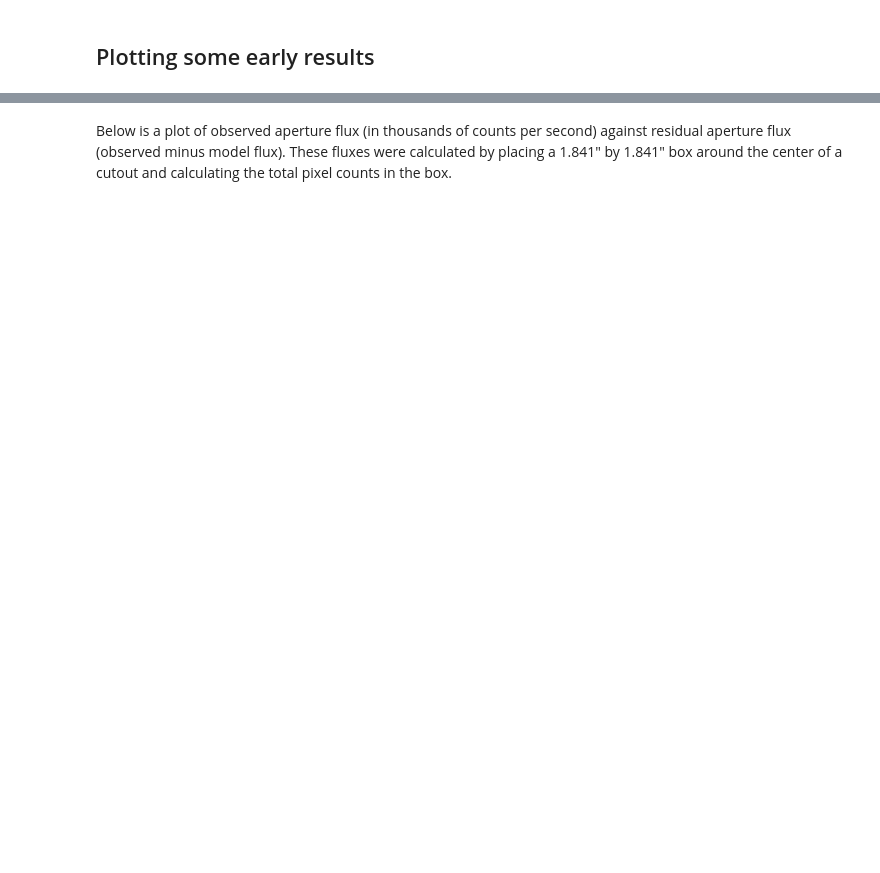
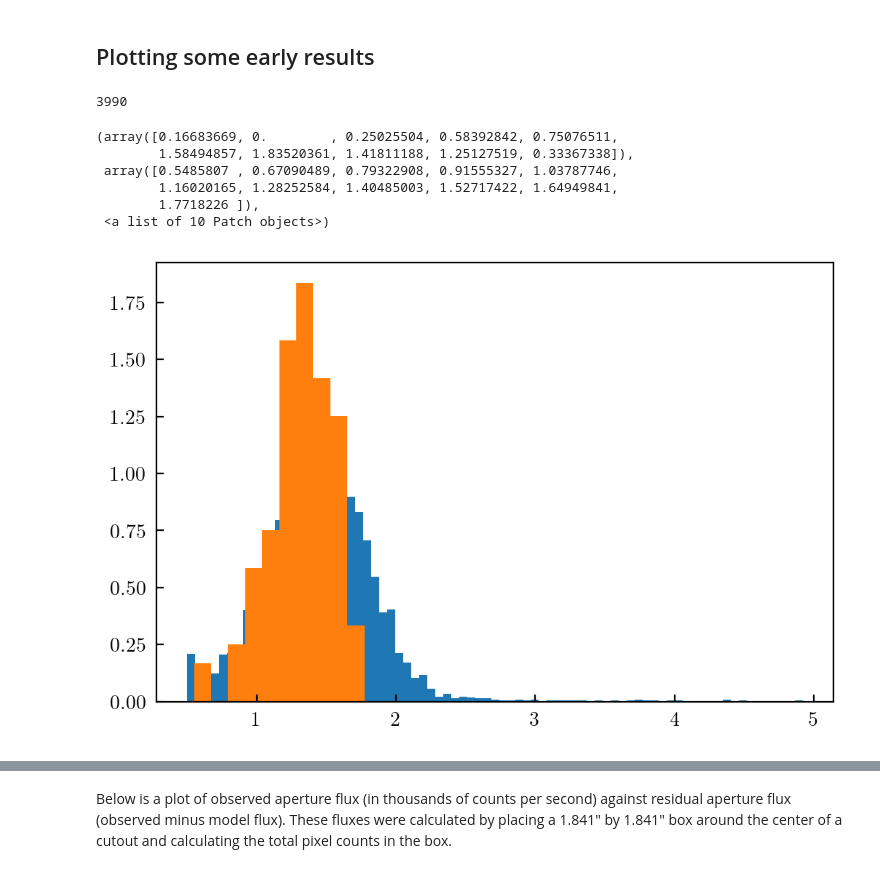
Before and after one commit to apcloonan/galaxy-galaxy-sel, a Jupyter notebook: plotting.ipynb, the cells around one changed output, grey strips where cells are left out. Saved outputs shown, nothing was run; the diff lists cells and outputs as text; code cells hidden in the pictures; blank space fills up the shorter version.

```diff
--- a/plotting.ipynb
+++ b/plotting.ipynb
@@ -63,0 +83,18 @@ sl_data = read_fits_table('/Users/aidan/Desktop/sl_project/results/fitting_98len
+# %%
+len(des_nr)
+# %% [output]
+3990
+# %%
+#sl_data98['flux_r'],
+plt.hist(des_data['nr'], bins='auto', density=True)
+plt.hist(sl_data98['nr'], bins='auto', density=True)
+
+#plt.xlim(0, 20)
+# %% [output]
+(array([0.16683669, 0.        , 0.25025504, 0.58392842, 0.75076511,
+        1.58494857, 1.83520361, 1.41811188, 1.25127519, 0.33367338]),
+ array([0.5485807 , 0.67090489, 0.79322908, 0.91555327, 1.03787746,
+        1.16020165, 1.28252584, 1.40485003, 1.52717422, 1.64949841,
+        1.7718226 ]),
+ <a list of 10 Patch objects>)
+[figure, added]
```
Also changed, not shown: parts of 20 cells of this notebook.
